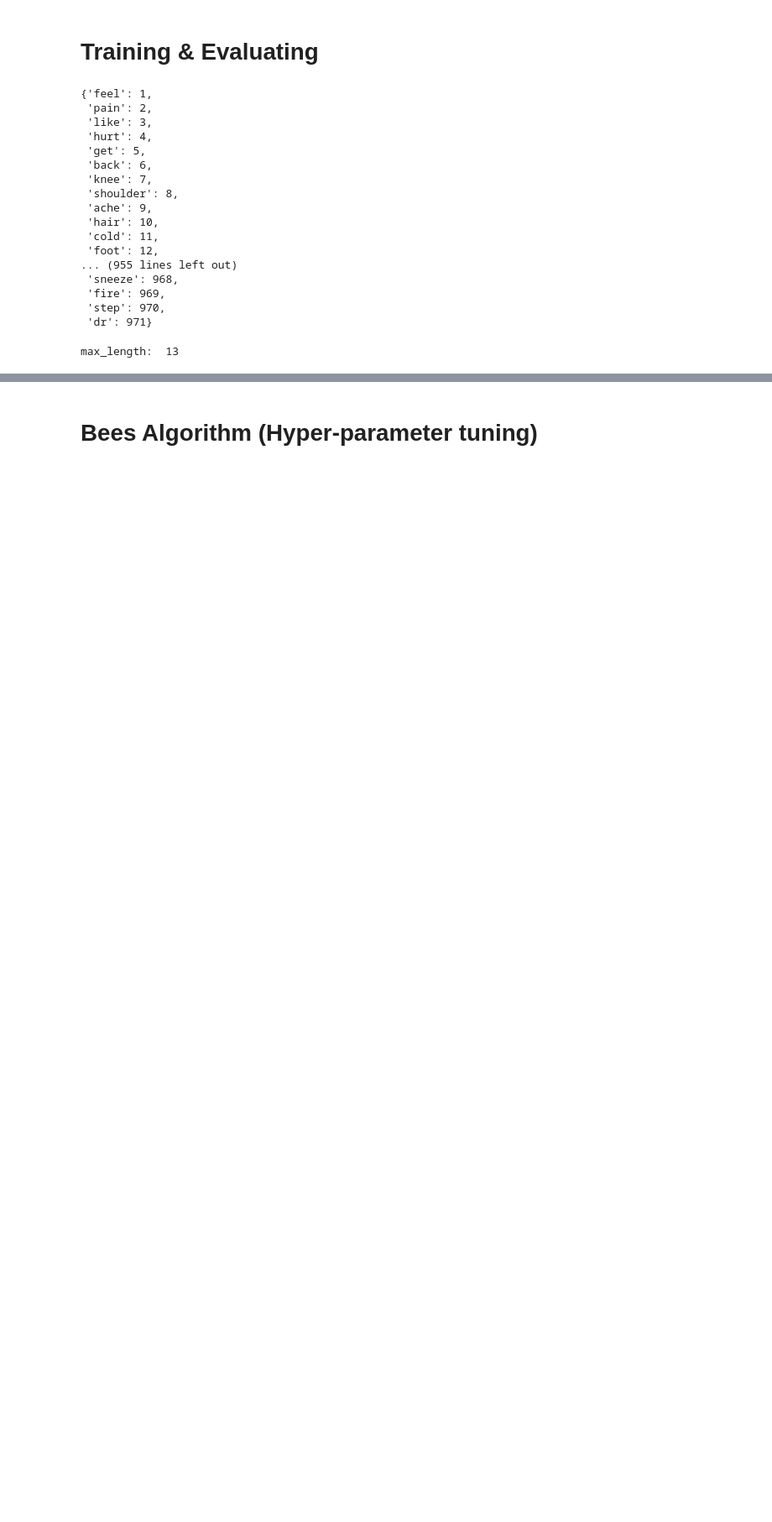
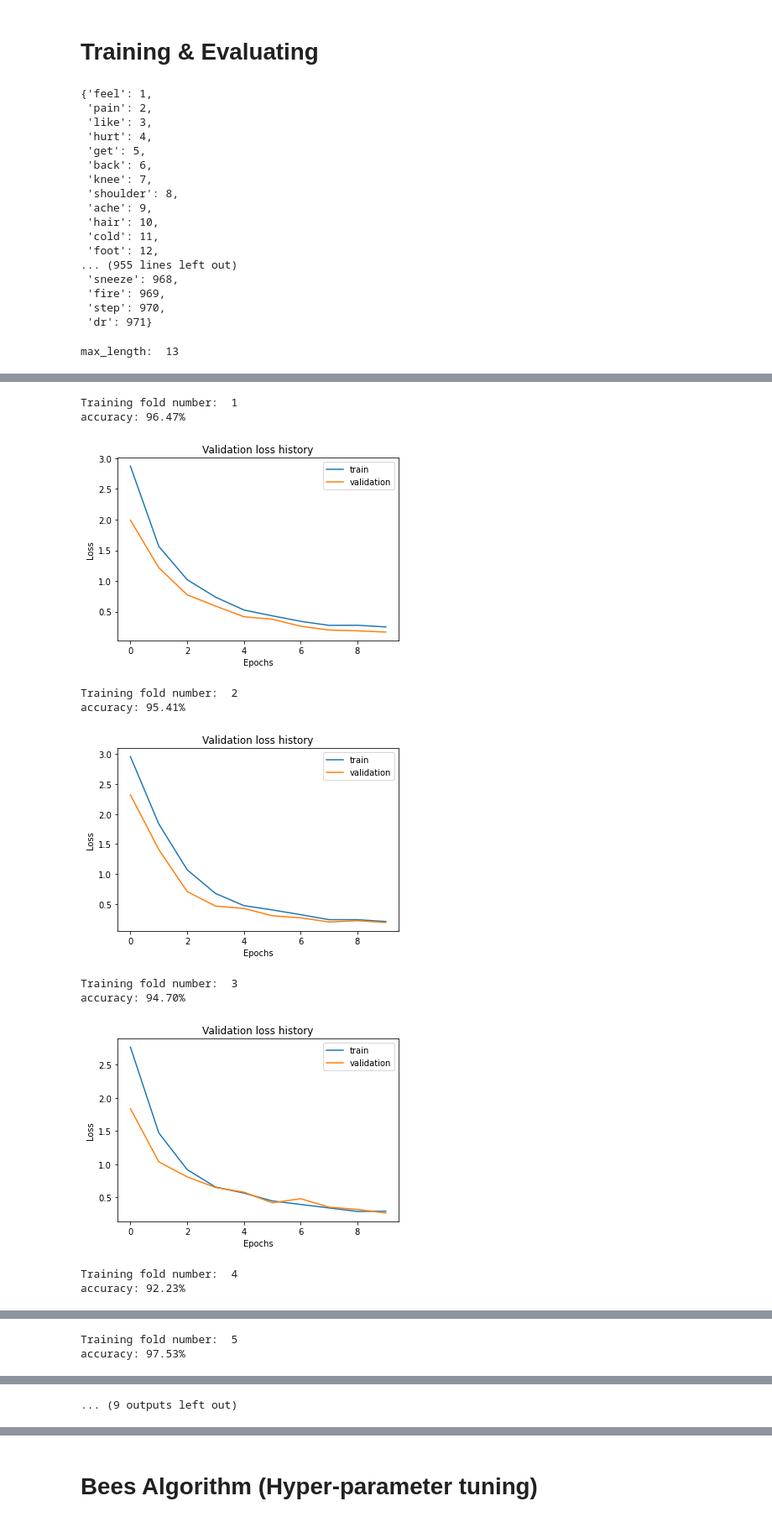
Before and after one commit to Mai-CS/OptBA, a Jupyter notebook: Ailment_Classification.ipynb, the cells around one changed output, grey strips where cells are left out. Shown at 84% size. Drawn from its saved outputs; the diff is of its cells as text; code cells hidden in the pictures; blank space fills up the shorter version.

```diff
--- a/Ailment_Classification.ipynb
+++ b/Ailment_Classification.ipynb
@@ -435,0 +540,15 @@ Average score: 96.57%
+# %%
+model = LSTM(num_epochs=10)
+predicted_target, actual_target = evaluate_model(model, X, y)
+# %% [output]
+Training fold number:  1
+accuracy: 96.47%
+[figure, added]
+Training fold number:  2
+accuracy: 95.41%
+[figure, added]
+Training fold number:  3
+accuracy: 94.70%
+[figure, added]
+Training fold number:  4
+accuracy: 92.23%
@@ -435,0 +556,2 @@ Average score: 96.57%
+Training fold number:  5
+accuracy: 97.53%
@@ -435,0 +562 @@ Average score: 96.57%
+... (9 outputs left out)
```
Also changed, not shown: parts of 19 cells of this notebook, 6 other files.
